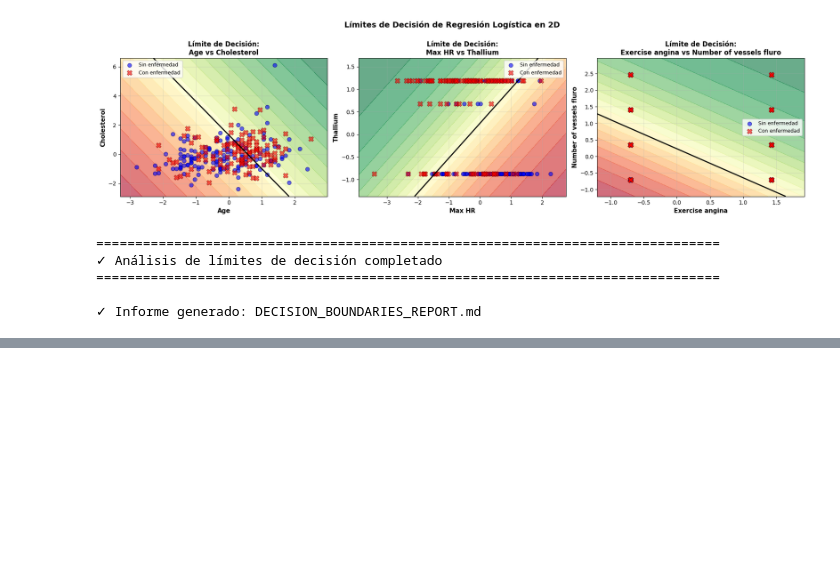
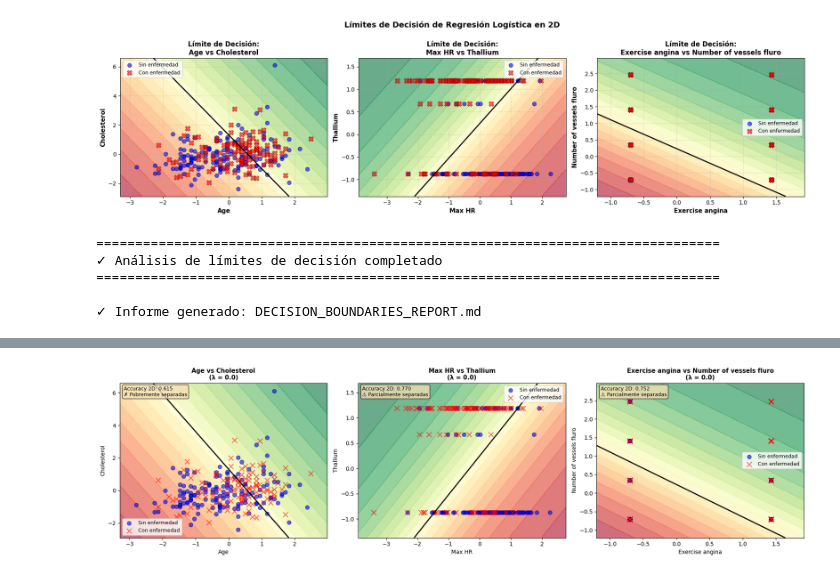
Before and after one commit to mariapaularm/heart-disease-risk-prediction, a Jupyter notebook: heart-disease-risk-prediction.ipynb, the cells around one changed output, grey strips where cells are left out. Cells and saved outputs as stored; diff of their text form; code cells hidden in the pictures; blank space fills up the shorter version.

```diff
--- a/heart-disease-risk-prediction.ipynb
+++ b/heart-disease-risk-prediction.ipynb
@@ -1979,0 +1906,80 @@ Entrenando con λ = 1...
+# %%
+# -------------------- 6.6 LÍMITES DE DECISIÓN CON REGULARIZACIÓN --------------------
+
+print("\n6.6 LÍMITES DE DECISIÓN CON REGULARIZACIÓN (λ = {})".format(best_lambda))
+print("-" * 80)
+
+# Pares de características a visualizar
+feature_pairs_reg = [
+    ('Age', 'Cholesterol'),
+    ('Max HR', 'Thallium'),
+    ('Exercise angina', 'Number of vessels fluro')
+]
+
+fig, axes_2d = plt.subplots(1, 3, figsize=(18, 5))
+
+for idx, (feat1, feat2) in enumerate(feature_pairs_reg):
+    ax = axes_2d[idx]
+
+    # Seleccionar features
+    X_pair_reg = X_normalized_full[[feat1, feat2]].values
+
+    # Entrenar modelo 2D con regularización
+    w_2d_reg, b_2d_reg, _, _ = gradient_descent_regularized(
+        X_pair_reg,
+        y.values,
+        np.zeros(2),
+        0,
+        learning_rate=0.01,
+        iterations=1000,
+        lambda_param=best_lambda,
+        verbose=False
+    )
+
+    # Crear malla
+    x_min, x_max = X_pair_reg[:, 0].min() - 0.5, X_pair_reg[:, 0].max() + 0.5
+    y_min, y_max = X_pair_reg[:, 1].min() - 0.5, X_pair_reg[:, 1].max() + 0.5
+    xx, yy = np.meshgrid(np.linspace(x_min, x_max, 100),
+                         np.linspace(y_min, y_max, 100))
+
+    # Predicciones en la malla
+    Z = sigmoid_reg(np.c_[xx.ravel(), yy.ravel()] @ w_2d_reg + b_2d_reg)
+    Z = Z.reshape(xx.shape)
+
+    # Visualizar
+    ax.contourf(xx, yy, Z, levels=20, cmap='RdYlGn', alpha=0.6)
+    ax.contour(xx, yy, Z, levels=[0.5], colors='black', linewidths=2)
+
+    # Puntos de datos
+    y_val = y.values
+    ax.scatter(X_pair_reg[y_val==0, 0], X_pair_reg[y_val==0, 1],
+              c='blue', marker='o', s=50, edgecolors='navy', alpha=0.6, label='Sin enfermedad')
+    ax.scatter(X_pair_reg[y_val==1, 0], X_pair_reg[y_val==1, 1],
+              c='red', marker='x', s=80, edgecolors='darkred', alpha=0.6, label='Con enfermedad')
+
+    ax.set_xlabel(feat1, fontsize=10)
+    ax.set_ylabel(feat2, fontsize=10)
+    ax.set_title(f'{feat1} vs {feat2}\n(λ = {best_lambda})', fontsize=11, fontweight='bold')
+    ax.legend(loc='best', fontsize=9)
+
+    # Calcular accuracy 2D
+    y_pred_2d_reg = (sigmoid_reg(X_pair_reg @ w_2d_reg + b_2d_reg) >= 0.5).astype(int)
+    acc_2d_reg = np.mean(y_pred_2d_reg == y.values)
+
+    # Separabilidad
+    if acc_2d_reg > 0.8:
+        sep_status = "✓ Bien separadas"
+    elif acc_2d_reg > 0.7:
+        sep_status = "⚠ Parcialmente separadas"
+    else:
+        sep_status = "✗ Pobremente separadas"
+
+    ax.text(0.02, 0.98, f'Accuracy 2D: {acc_2d_reg:.3f}\n{sep_status}',
+           transform=ax.transAxes, verticalalignment='top',
+           bbox=dict(boxstyle='round', facecolor='wheat', alpha=0.8), fontsize=9)
+
+plt.tight_layout()
+plt.show()
+
+print(f"✓ Límites de decisión con regularización visualizados")
+# %% [output]
@@ -1979,0 +1988 @@ Entrenando con λ = 1...
+[figure, added]
```
Also changed, not shown: parts of 38 cells of this notebook, 9 other files.
